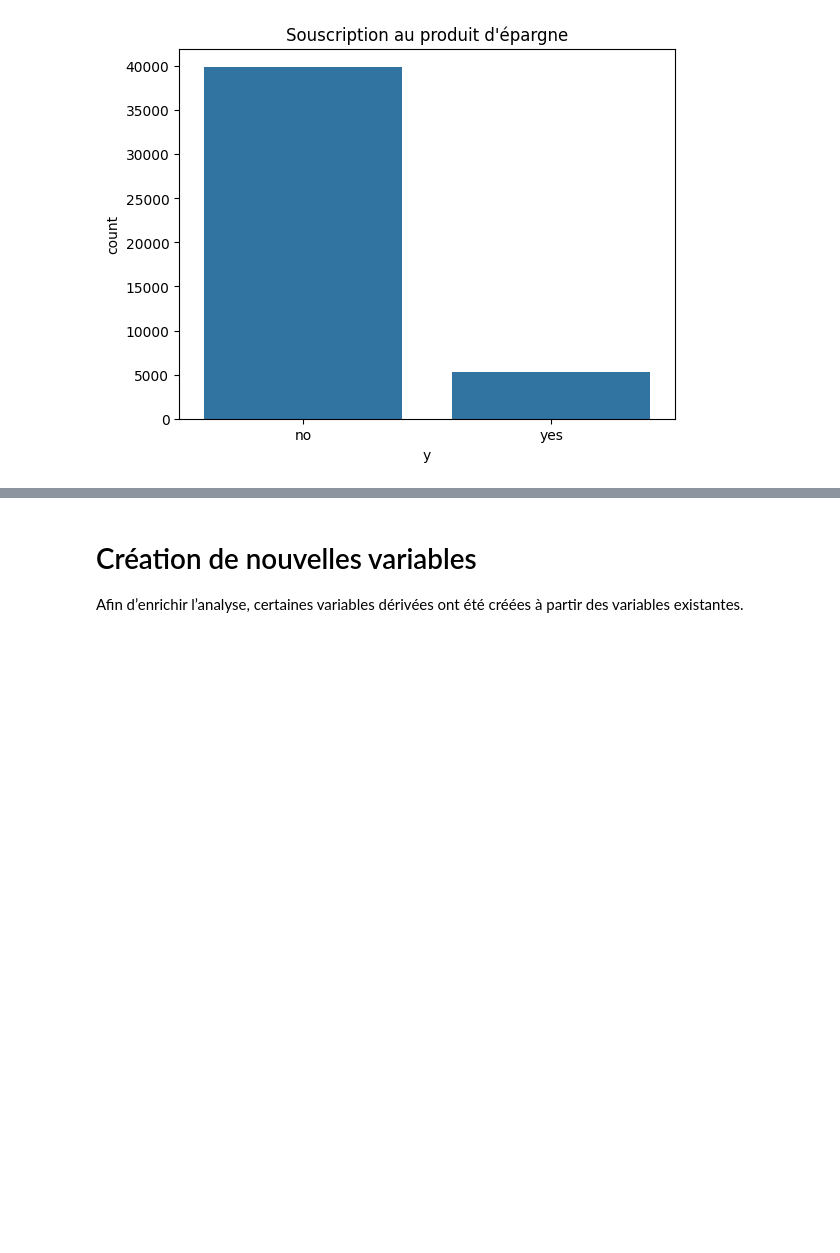
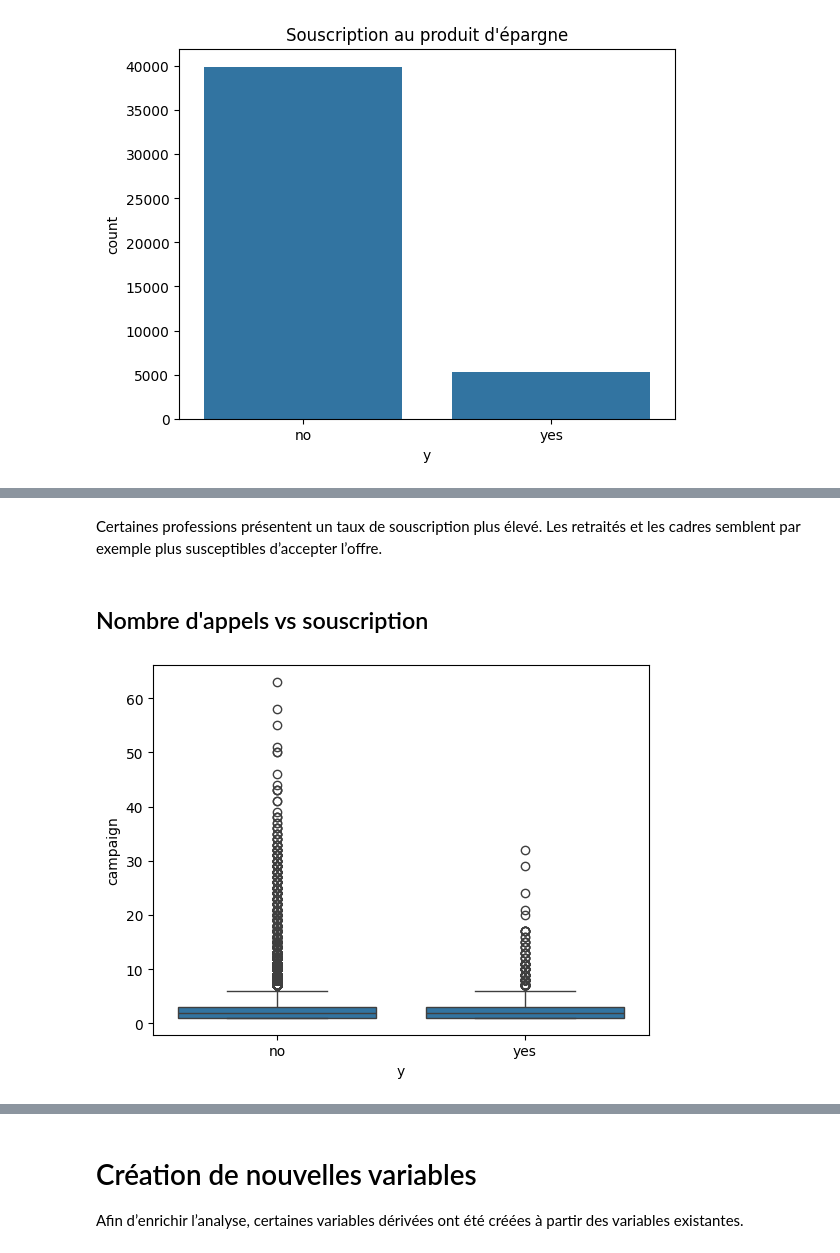
Before and after one commit to yvannerosane/Projet1, a Jupyter notebook: Notebook.ipynb, the cells around one changed output, grey strips where cells are left out. Drawn from its saved outputs; the diff is of its cells as text; code cells hidden in the pictures; blank space fills up the shorter version.

```diff
--- a/Notebook.ipynb
+++ b/Notebook.ipynb
@@ -173,0 +231,9 @@ plt.show()
+# %% [markdown]
+Certaines professions présentent un taux de souscription plus élevé. Les retraités et les cadres semblent par exemple plus susceptibles d’accepter l’offre.
+# %% [markdown]
+## Nombre d'appels vs souscription
+# %%
+sns.boxplot(x="y", y="campaign", data=data)
+plt.show()
+# %% [output]
+[figure, added]
```
Also changed, not shown: parts of 14 cells of this notebook.
